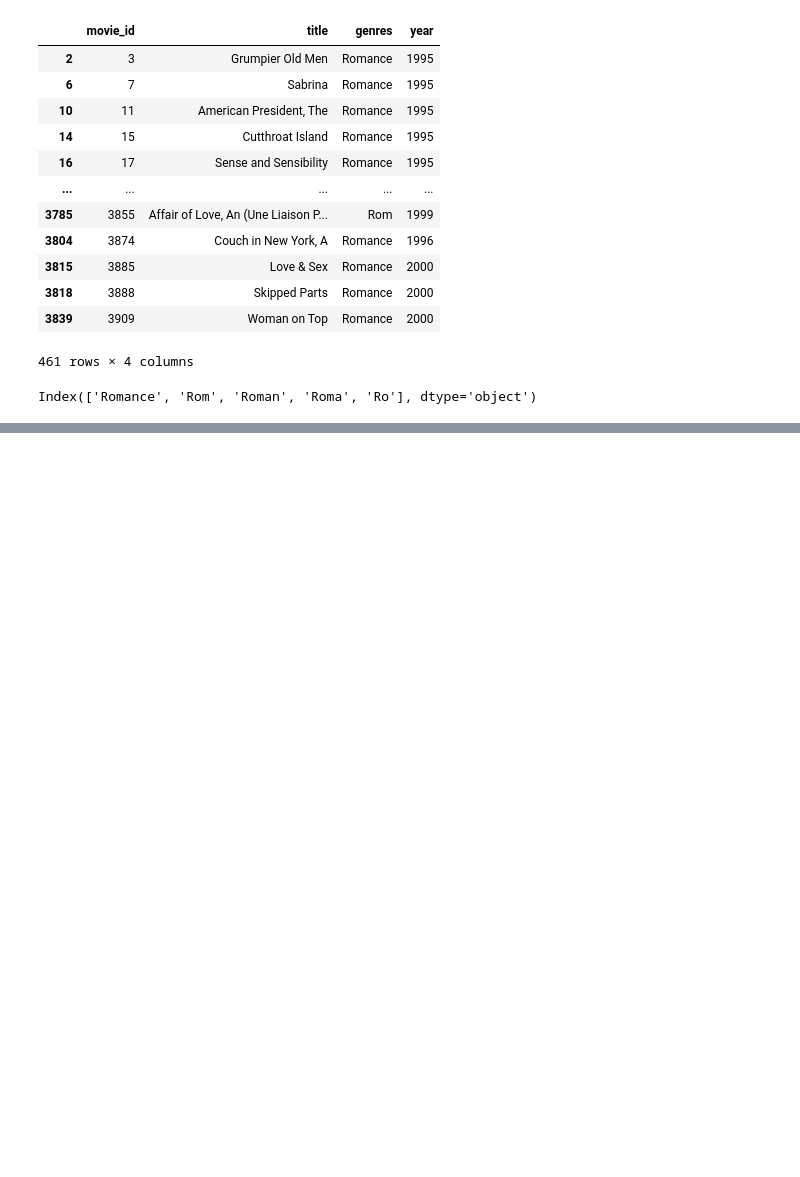
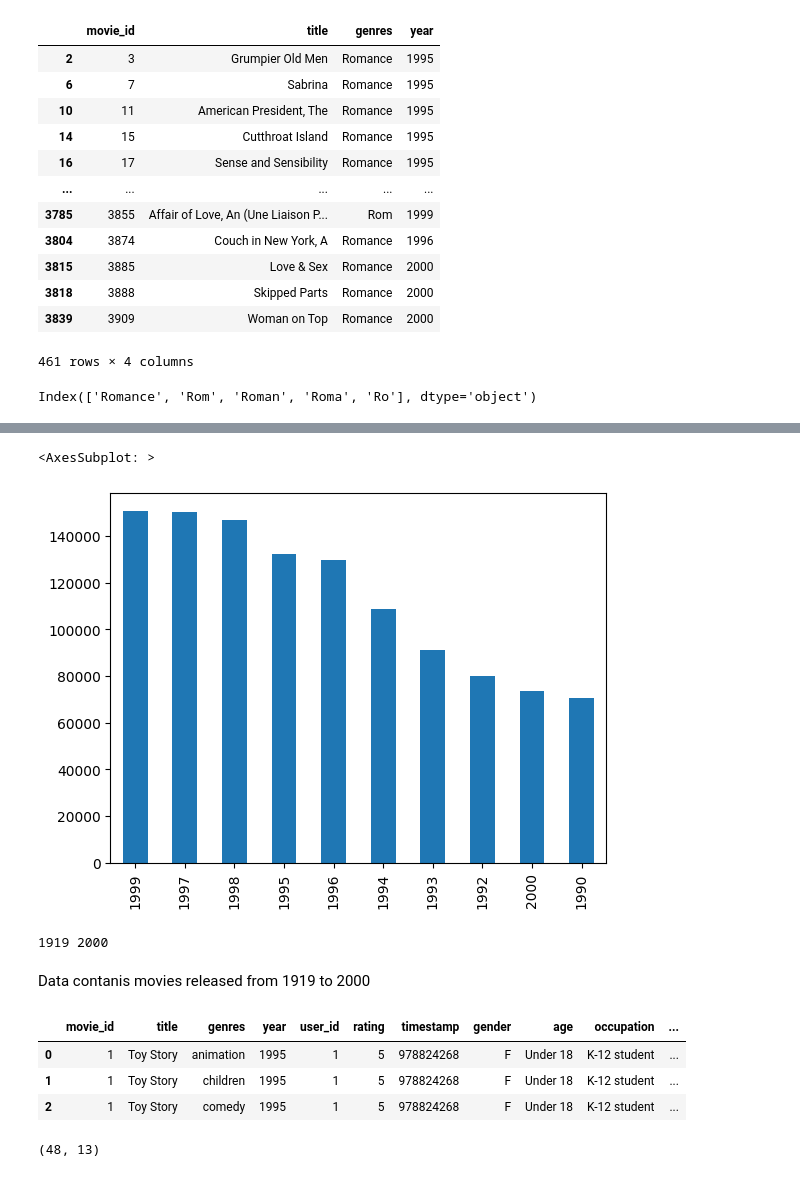
Before and after one commit to mahikshith/Zee-Recommender-System, a Jupyter notebook: Zee_recommender_system_mykee.ipynb, the cells around one changed output, grey strips where cells are left out. Saved outputs shown, nothing was run; the diff lists cells and outputs as text; code cells hidden in the pictures; blank space fills up the shorter version.

Commit message:
merged the cleaned df

```diff
--- a/Zee_recommender_system_mykee.ipynb
+++ b/Zee_recommender_system_mykee.ipynb
@@ -317,0 +339,3 @@ Index(['Romance', 'Rom', 'Roman', 'Roma', 'Ro'], dtype='object')
+# %%
+df_1 = pd.merge(df_mov, reviews, on='movie_id')
+df_1.head(4)
@@ -317,0 +360,2 @@ Index(['Romance', 'Rom', 'Roman', 'Roma', 'Ro'], dtype='object')
+# %%
+mix_df = pd.merge(df_1, users, on='user_id',how='inner')
@@ -317,0 +406,17 @@ Index(['Romance', 'Rom', 'Roman', 'Roma', 'Ro'], dtype='object')
+# %%
+mix_df["rating"] = mix_df["rating"].astype('int32')
+
+mix_df["datetime"] = pd.to_datetime(mix_df['timestamp'], unit='s')
+# %%
+mix_df["year"] = mix_df["year"].astype('int32')
+# %%
+mix_df["year"].value_counts().nlargest(10).plot(kind='bar')
+# %% [output]
+<AxesSubplot: >
+[figure, added]
+# %%
+print(mix_df["year"].min(), mix_df["year"].max())
+# %% [output]
+1919 2000
+# %% [markdown]
+Data contanis movies released from 1919 to 2000
@@ -317,0 +428,11 @@ Index(['Romance', 'Rom', 'Roman', 'Roma', 'Ro'], dtype='object')
+# %%
+mix_df.head(3)
+# %% [output]
+|  | movie_id | title | genres | year | user_id | rating | timestamp | gender | age | occupation | ... |
+| 0 | 1 | Toy Story | animation | 1995 | 1 | 5 | 978824268 | F | Under 18 | K-12 student | ... |
+| 1 | 1 | Toy Story | children | 1995 | 1 | 5 | 978824268 | F | Under 18 | K-12 student | ... |
+| 2 | 1 | Toy Story | comedy | 1995 | 1 | 5 | 978824268 | F | Under 18 | K-12 student | ... |
+# %%
+mix_df[mix_df["year"] == 1919].shape
+# %% [output]
+(48, 13)
```
Also changed, not shown: parts of 11 cells of this notebook.
